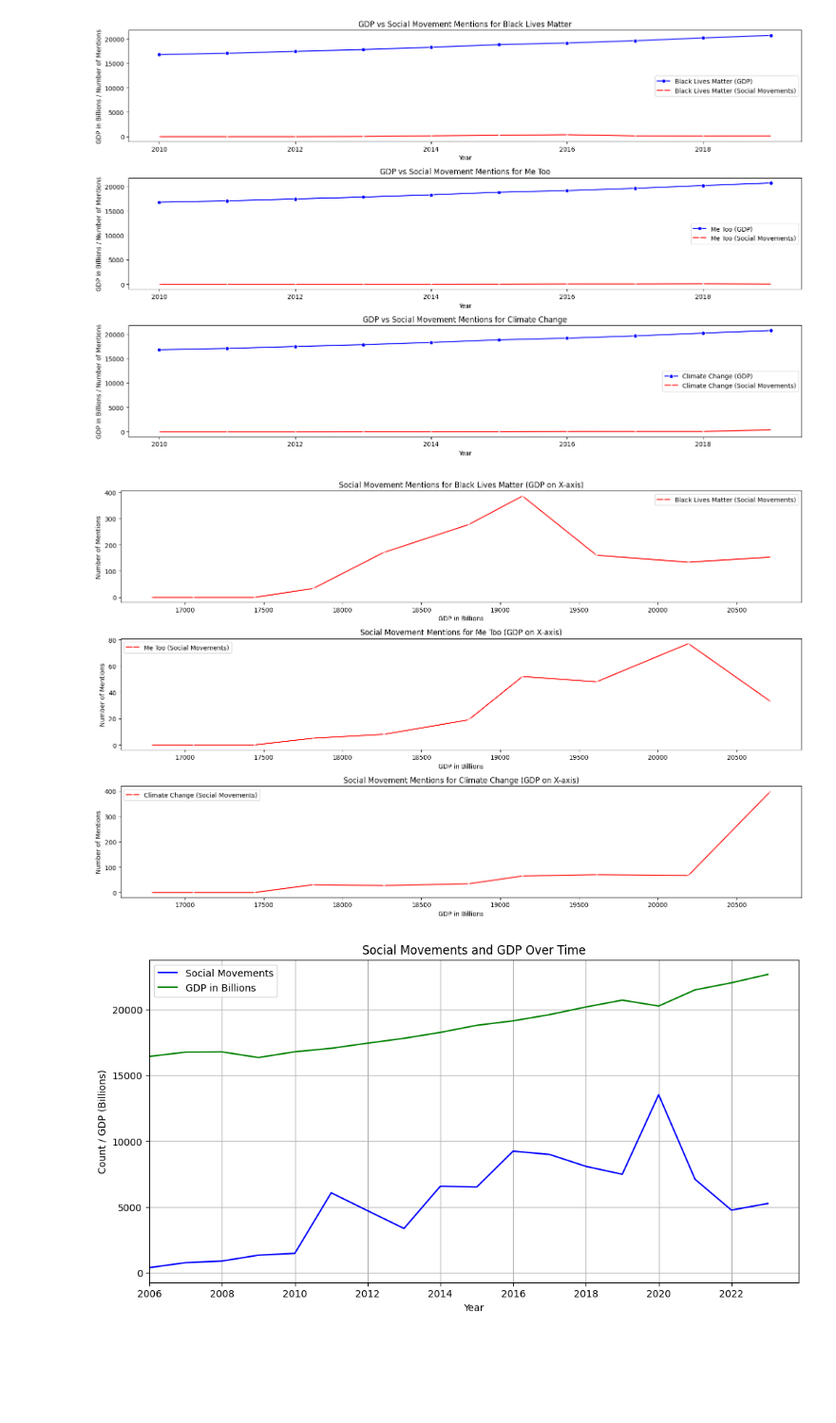
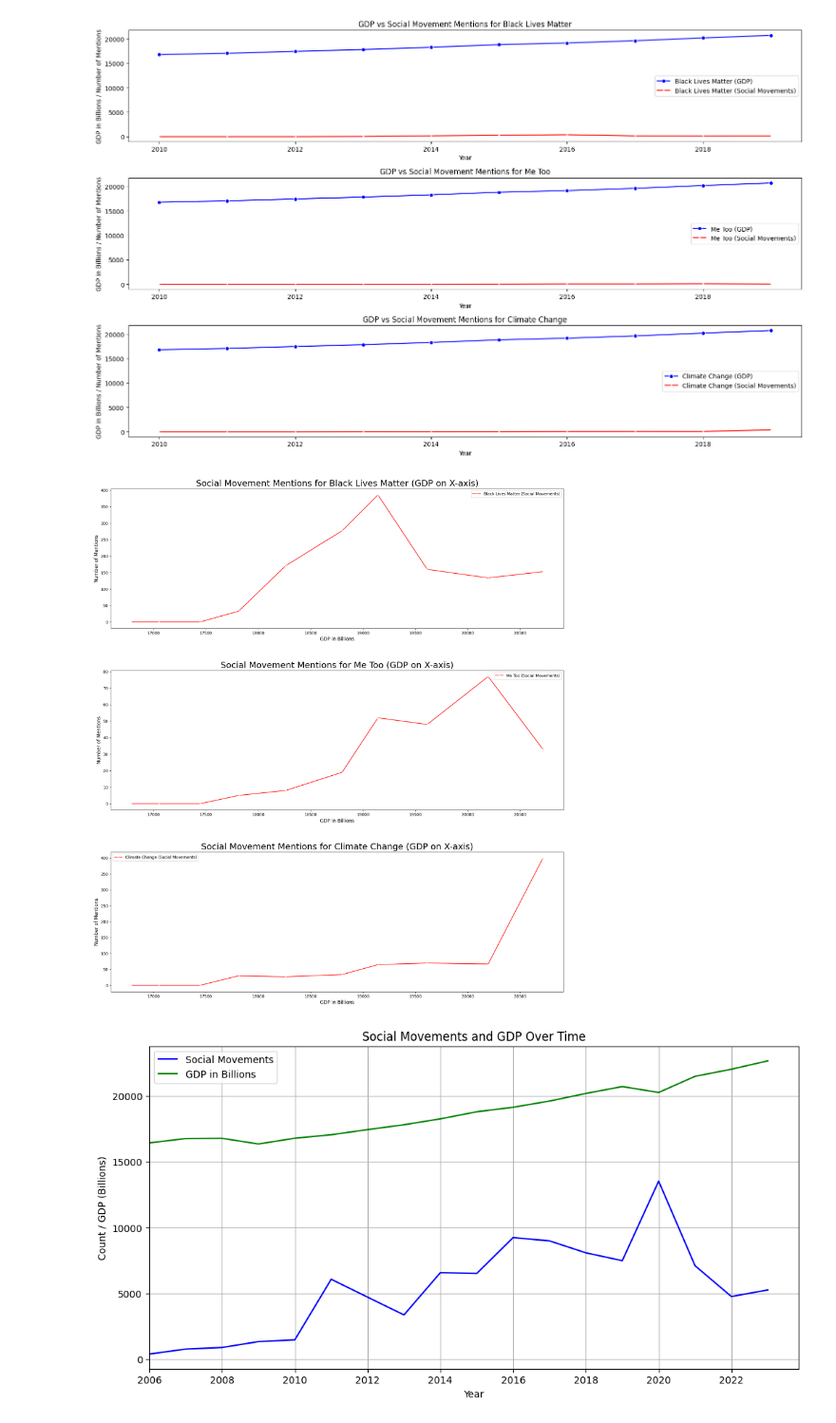
Before and after one commit to lse-ds105/ds105a-2024-project-data_dazzlers, a Jupyter notebook: code/Visualisations/NB03_gdp_social_movements.ipynb, the cells around one changed output. Shown: that part at 95% size. Cells and saved outputs as stored; diff of their text form; code cells hidden in the pictures; blank space fills up the shorter version.

Commit message:
changed size of plots/titles and added all to website

```diff
--- a/code/Visualisations/NB03_gdp_social_movements.ipynb
+++ b/code/Visualisations/NB03_gdp_social_movements.ipynb
@@ -148,7 +148,7 @@ for movement in movement_data:
     movement_data[movement]['Year'] = movement_data[movement]['Year'].astype(int)
 
 # Visualization: Art Themes vs Social Movements with GDP on X-axis
-plt.figure(figsize=(16, 10))
+plt.figure(figsize=(18, 20))
 
 for i, movement in enumerate(social_movements_keywords.keys(), 1):
     plt.subplot(3, 1, i)
@@ -157,38 +157,38 @@ for i, movement in enumerate(social_movements_keywords.keys(), 1):
     art_data_merged = pd.merge(
         movement_art_counts[movement],
         movement_data[movement],
         on='Year',
         how='outer'
     ).fillna(0)
 
     # Merge with GDP data
     combined_data = pd.merge(
         art_data_merged,
         gdp_data[['Year', 'GDP_Billions']],
         on='Year',
         how='outer'
     ).fillna(0)
 
     # Plot only the social movement data (red line)
     sns.lineplot(data=combined_data, x='GDP_Billions', y='TotalMentions', label=f'{movement} (Social Movements)', marker='x', color='red')
 
-    plt.title(f'Social Movement Mentions for {movement} (GDP on X-axis)')
-    plt.xlabel('GDP in Billions')
-    plt.ylabel('Number of Mentions')
+    plt.title(f'Social Movement Mentions for {movement} (GDP on X-axis)', fontsize=22)
+    plt.xlabel('GDP in Billions', fontsize=12)
+    plt.ylabel('Number of Mentions', fontsize=12)
     plt.legend()
 
 # Save the figure as an SVG file
 svg_file_path = "../../website/figures/social_movements_vs_gdp.svg"
 plt.savefig(svg_file_path, format='svg')
 
-plt.tight_layout()
+plt.tight_layout(pad=5)
 plt.show()
 
 
 # Close the database connection
 conn.close()
 # %% [output]
-[figure, old version]
+[figure, new version]
 # %%
 # Connect to the SQLite database
 db_path = "../../data/processed/social_movements.db"
```
Also changed, not shown: parts of 1 cell of this notebook, 14 other files.
